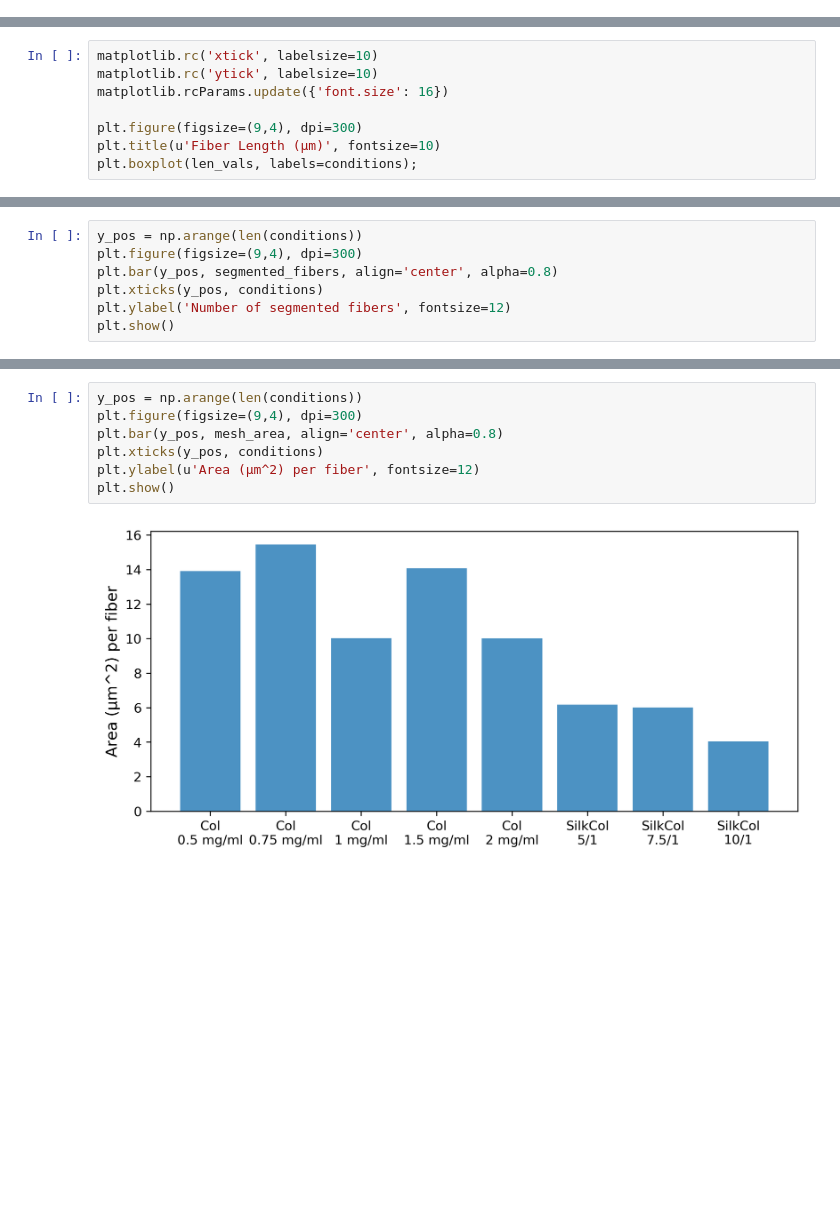
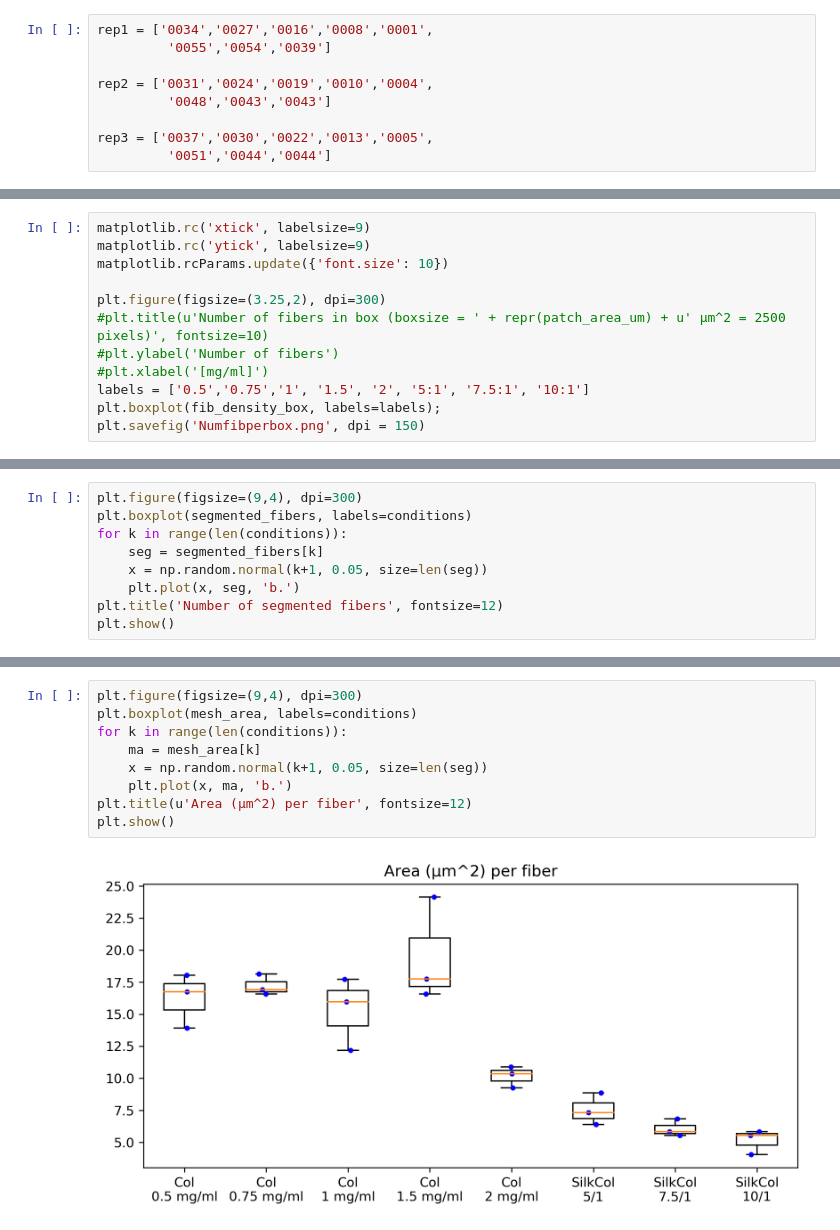
Before and after one commit to dbhaskar92/BrownU-BioMed, a Jupyter notebook: CT-FIRE and CurveAlign/Comparison.ipynb, the cells around one changed output, grey strips where cells are left out. Cells and saved outputs as stored; diff of their text form; blank space fills up the shorter version.

```diff
--- a/CT-FIRE and CurveAlign/Comparison.ipynb
+++ b/CT-FIRE and CurveAlign/Comparison.ipynb
@@ -9,4 +17,13 @@ import matplotlib.pyplot as plt
 matplotlib.rc('xtick', labelsize=18)
 matplotlib.rc('ytick', labelsize=18)
 matplotlib.rcParams.update({'font.size':20})
+# %%
+rep1 = ['0034','0027','0016','0008','0001',
+         '0055','0054','0039']
+
+rep2 = ['0031','0024','0019','0010','0004',
+         '0048','0043','0043']
+
+rep3 = ['0037','0030','0022','0013','0005',
+         '0051','0044','0044']
 # %%
@@ -92,8 +222,12 @@ for i in range(len(wells)):
 # %%
-matplotlib.rc('xtick', labelsize=10)
-matplotlib.rc('ytick', labelsize=10)
-matplotlib.rcParams.update({'font.size': 16})
+matplotlib.rc('xtick', labelsize=9)
+matplotlib.rc('ytick', labelsize=9)
+matplotlib.rcParams.update({'font.size': 10})
 
-plt.figure(figsize=(9,4), dpi=300)
-plt.title(u'Fiber Length (μm)', fontsize=10)
-plt.boxplot(len_vals, labels=conditions);
+plt.figure(figsize=(3.25,2), dpi=300)
+#plt.title(u'Number of fibers in box (boxsize = ' + repr(patch_area_um) + u' μm^2 = 2500 pixels)', fontsize=10)
+#plt.ylabel('Number of fibers')
+#plt.xlabel('[mg/ml]')
+labels = ['0.5','0.75','1', '1.5', '2', '5:1', '7.5:1', '10:1']
+plt.boxplot(fib_density_box, labels=labels);
+plt.savefig('Numfibperbox.png', dpi = 150)
@@ -122,8 +238,10 @@ plt.boxplot(fib_density_box, labels=conditions);
 # %%
-y_pos = np.arange(len(conditions))
 plt.figure(figsize=(9,4), dpi=300)
-plt.bar(y_pos, segmented_fibers, align='center', alpha=0.8)
-plt.xticks(y_pos, conditions)
-plt.ylabel('Number of segmented fibers', fontsize=12)
+plt.boxplot(segmented_fibers, labels=conditions)
+for k in range(len(conditions)):
+    seg = segmented_fibers[k]
+    x = np.random.normal(k+1, 0.05, size=len(seg))
+    plt.plot(x, seg, 'b.')
+plt.title('Number of segmented fibers', fontsize=12)
 plt.show()
 # %% [output]
@@ -131,12 +249,14 @@ plt.show()
 # %%
-y_pos = np.arange(len(conditions))
 plt.figure(figsize=(9,4), dpi=300)
-plt.bar(y_pos, mesh_area, align='center', alpha=0.8)
-plt.xticks(y_pos, conditions)
-plt.ylabel(u'Area (μm^2) per fiber', fontsize=12)
+plt.boxplot(mesh_area, labels=conditions)
+for k in range(len(conditions)):
+    ma = mesh_area[k]
+    x = np.random.normal(k+1, 0.05, size=len(seg))
+    plt.plot(x, ma, 'b.')
+plt.title(u'Area (μm^2) per fiber', fontsize=12)
 plt.show()
 # %% [output]
-[figure, old version]
+[figure, new version]
 # %%
 matplotlib.rc('xtick', labelsize=10)
 matplotlib.rc('ytick', labelsize=10)
```
Also changed, not shown: parts of 16 cells of this notebook, 15 other files.
